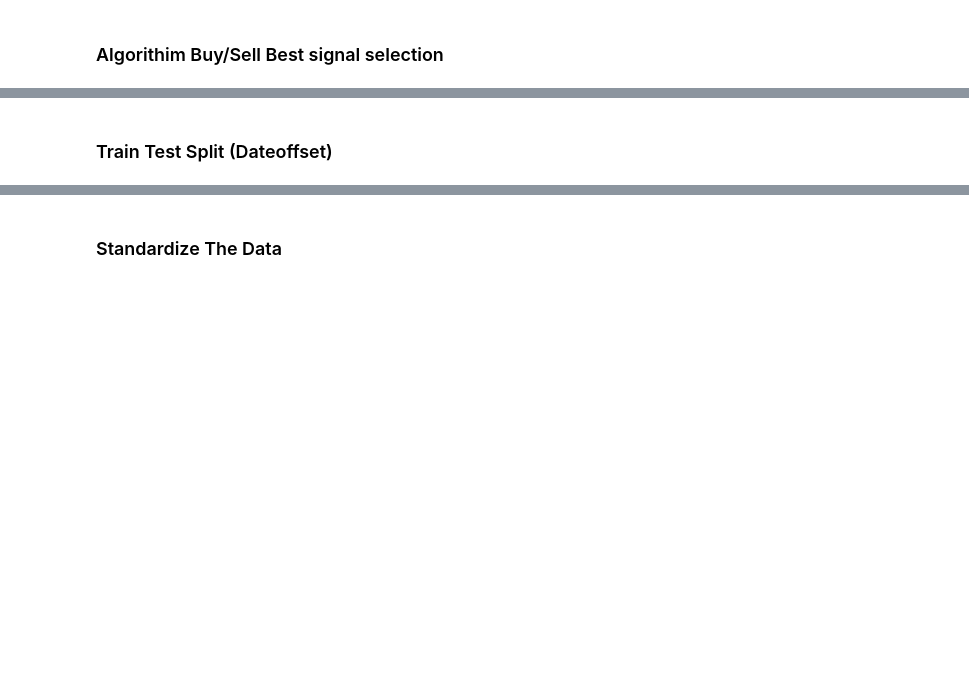
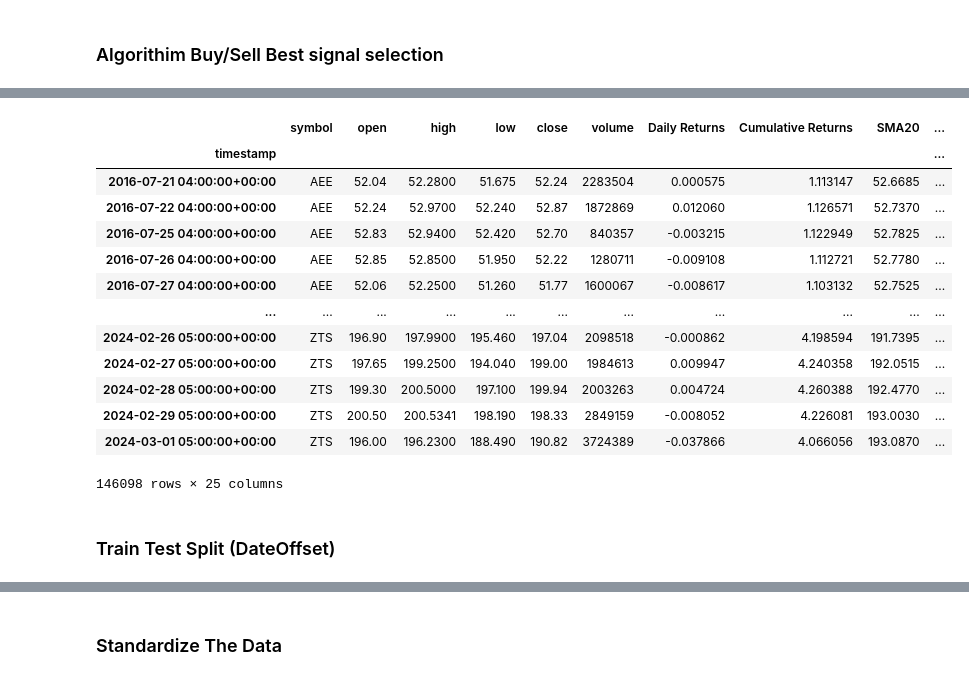
Before and after one commit to justicebangura/Project-2, a Jupyter notebook: trading_bot.ipynb, the cells around one changed output, grey strips where cells are left out. Saved outputs shown, nothing was run; the diff lists cells and outputs as text; code cells hidden in the pictures; blank space fills up the shorter version.

```diff
--- a/trading_bot.ipynb
+++ b/trading_bot.ipynb
@@ -149,2 +137,60 @@ stock_df['Simple_winning'] = simple_winning_(signals)
+# %%
+signal_one = stock_df['Signal_SM']
+signal_two = stock_df['Signal_DMAC']
+signal_three = stock_df['Signal_FINTA']
+signal_four = stock_df['Signal_BB']
+signal_five = stock_df['Signal_PTS']
+# %%
+# Create a list of lists containing signals for each asset
+signals = [signal_one, signal_two, signal_three, signal_four, signal_five]
+# %%
+def majority_vote(signals):
+    majority_signals = []
+
+    # Iterate over each asset's signals
+    for asset_signals in zip(*signals):
+        buy_count = sum(1 for signal in asset_signals if signal == 1)
+        sell_count = sum(1 for signal in asset_signals if signal == -1)
+
+        # Determine the majority vote for the current asset
+        if buy_count > sell_count:
+            majority_signal = 1  # Buy signal
+        elif sell_count > buy_count:
+            majority_signal = -1  # Sell signal
+        else:
+            majority_signal = 0  # Hold signal
+
+        # Append the majority signal for the current asset to the list
+        majority_signals.append(majority_signal)
+
+    return majority_signals
+
+# Call the majority_vote function with the list of signals
+majority_signals = majority_vote(signals)
+
+# Add the majority signals as a new column to the existing stock_df DataFrame
+stock_df['Signal'] = majority_signals
+
+# Add entry and exit columns for plotting entry and exit points
+stock_df['entry'] = stock_df['majority_signal'].apply(lambda x: 1 if x == 1 else 0)
+stock_df['exit'] = stock_df['majority_signal'].apply(lambda x: -1 if x == -1 else 0)
+
+# Print the updated stock_df DataFrame
+stock_df
+# %% [output]
+|  | symbol | open | high | low | close | volume | Daily Returns | Cumulative Returns | SMA20 | ... |
+| timestamp |  |  |  |  |  |  |  |  |  | ... |
+| 2016-07-21 04:00:00+00:00 | AEE | 52.04 | 52.2800 | 51.675 | 52.24 | 2283504 | 0.000575 | 1.113147 | 52.6685 | ... |
+| 2016-07-22 04:00:00+00:00 | AEE | 52.24 | 52.9700 | 52.240 | 52.87 | 1872869 | 0.012060 | 1.126571 | 52.7370 | ... |
+| 2016-07-25 04:00:00+00:00 | AEE | 52.83 | 52.9400 | 52.420 | 52.70 | 840357 | -0.003215 | 1.122949 | 52.7825 | ... |
+| 2016-07-26 04:00:00+00:00 | AEE | 52.85 | 52.8500 | 51.950 | 52.22 | 1280711 | -0.009108 | 1.112721 | 52.7780 | ... |
+| 2016-07-27 04:00:00+00:00 | AEE | 52.06 | 52.2500 | 51.260 | 51.77 | 1600067 | -0.008617 | 1.103132 | 52.7525 | ... |
+| ... | ... | ... | ... | ... | ... | ... | ... | ... | ... | ... |
+| 2024-02-26 05:00:00+00:00 | ZTS | 196.90 | 197.9900 | 195.460 | 197.04 | 2098518 | -0.000862 | 4.198594 | 191.7395 | ... |
+| 2024-02-27 05:00:00+00:00 | ZTS | 197.65 | 199.2500 | 194.040 | 199.00 | 1984613 | 0.009947 | 4.240358 | 192.0515 | ... |
+| 2024-02-28 05:00:00+00:00 | ZTS | 199.30 | 200.5000 | 197.100 | 199.94 | 2003263 | 0.004724 | 4.260388 | 192.4770 | ... |
+| 2024-02-29 05:00:00+00:00 | ZTS | 200.50 | 200.5341 | 198.190 | 198.33 | 2849159 | -0.008052 | 4.226081 | 193.0030 | ... |
+| 2024-03-01 05:00:00+00:00 | ZTS | 196.00 | 196.2300 | 188.490 | 190.82 | 3724389 | -0.037866 | 4.066056 | 193.0870 | ... |
+146098 rows × 25 columns
 # %% [markdown]
-### Train Test Split (Dateoffset)
+### Train Test Split (DateOffset)
```
Also changed, not shown: parts of 42 cells of this notebook, 4 other files.
